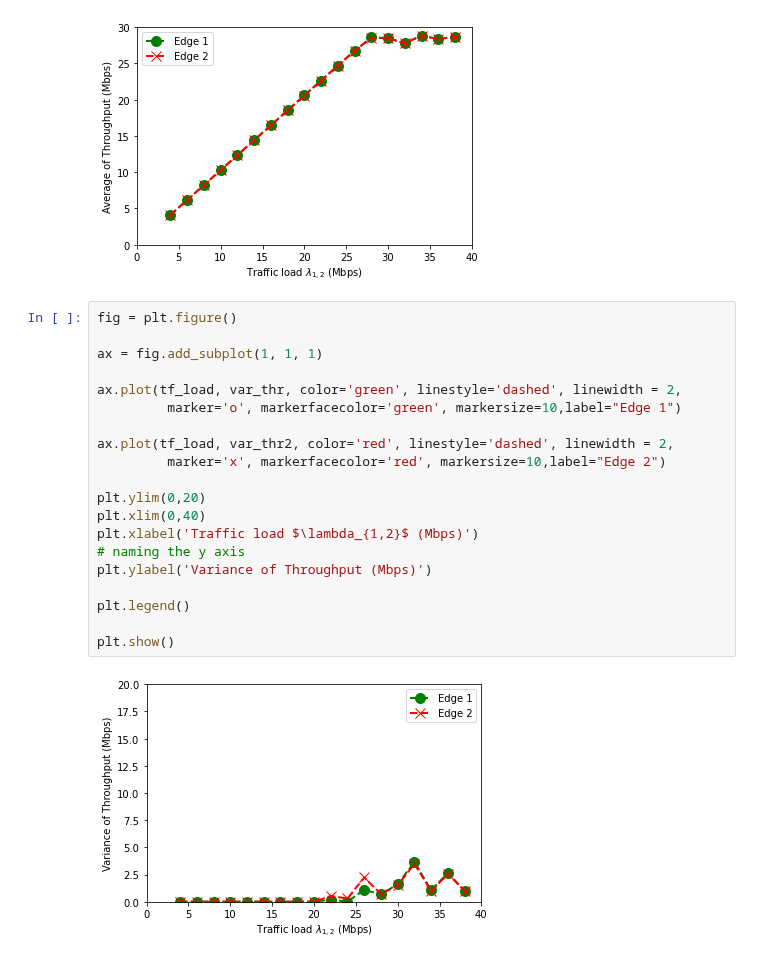
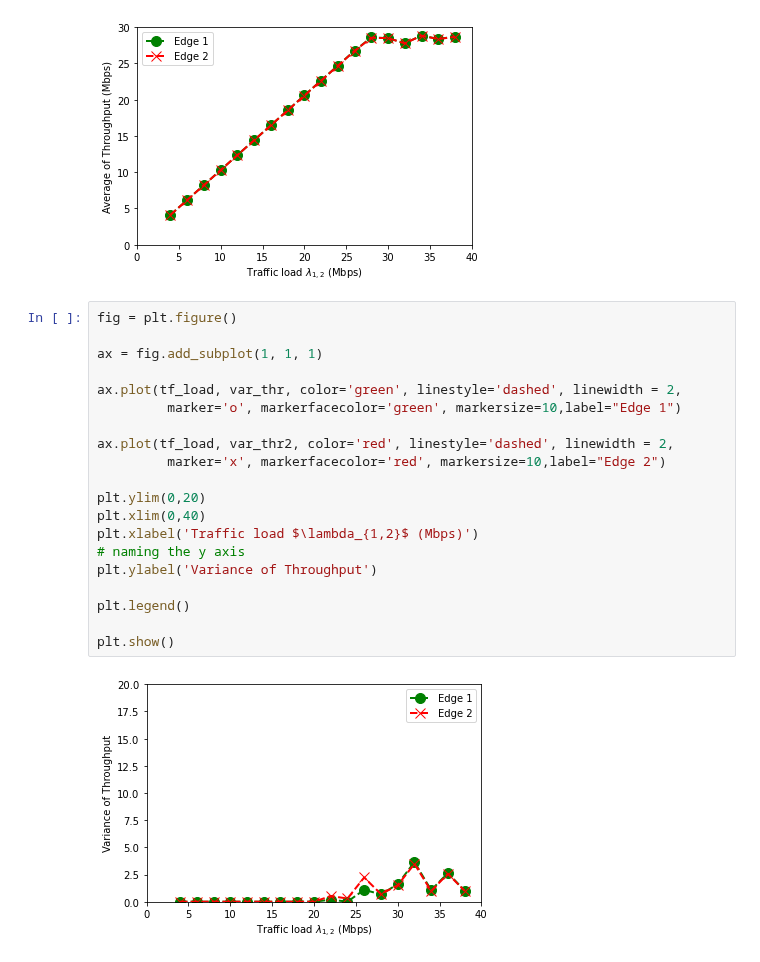
Before and after one commit to phoophoo187/Privacy_SDN_Edge_IoT, a Jupyter notebook: PlanB/CPU_utilization_Experiment/version3_Experiment_style/Experiment1/Plot_Throughput_Experiment1.ipynb, the cells around one changed output. Cells and saved outputs as stored; diff of their text form.

```diff
--- a/PlanB/CPU_utilization_Experiment/version3_Experiment_style/Experiment1/Plot_Throughput_Experiment1.ipynb
+++ b/PlanB/CPU_utilization_Experiment/version3_Experiment_style/Experiment1/Plot_Throughput_Experiment1.ipynb
@@ -241,22 +241,22 @@ plt.show()
 # %%
 fig = plt.figure()
 
 ax = fig.add_subplot(1, 1, 1)
 
 ax.plot(tf_load, var_thr, color='green', linestyle='dashed', linewidth = 2,
          marker='o', markerfacecolor='green', markersize=10,label="Edge 1")
 
 ax.plot(tf_load, var_thr2, color='red', linestyle='dashed', linewidth = 2,
          marker='x', markerfacecolor='red', markersize=10,label="Edge 2")
 
 plt.ylim(0,20)
 plt.xlim(0,40)
 plt.xlabel('Traffic load $\lambda_{1,2}$ (Mbps)')
 # naming the y axis
-plt.ylabel('Variance of Throughput (Mbps)')
+plt.ylabel('Variance of Throughput')
 
 plt.legend()
 
 plt.show()
 # %% [output]
-[figure, old version]
+[figure, new version]
```
